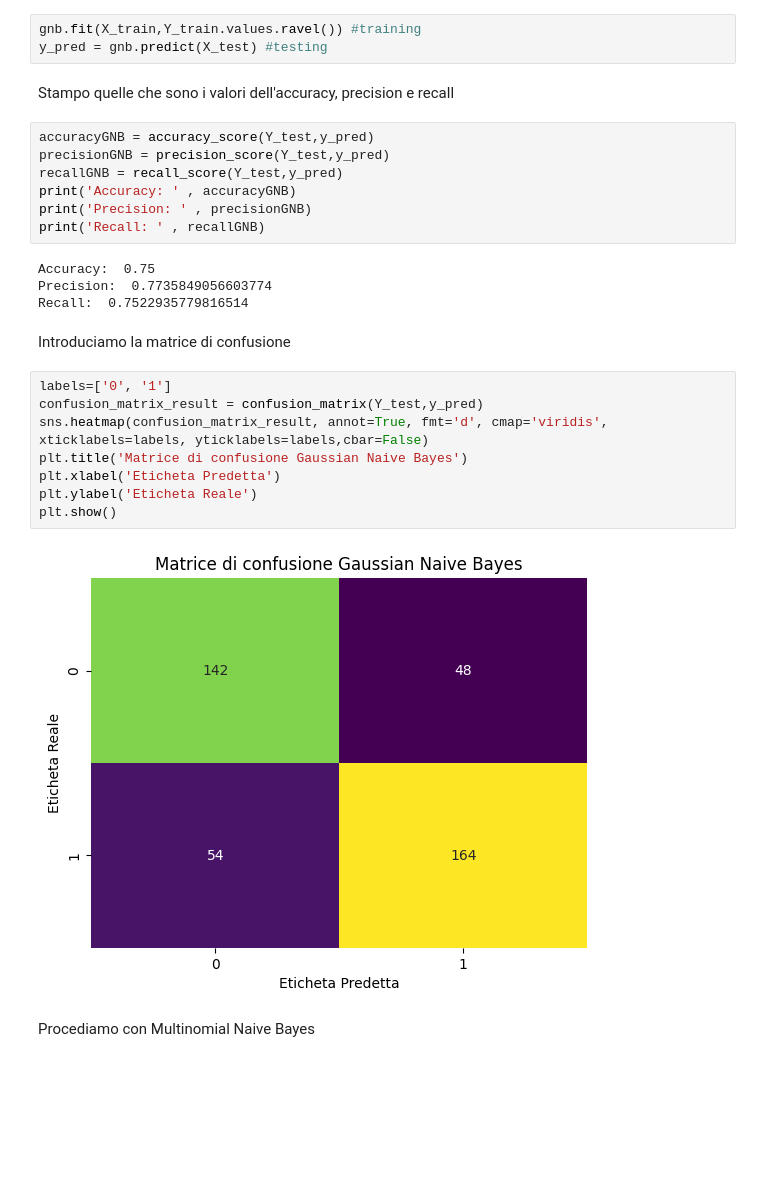
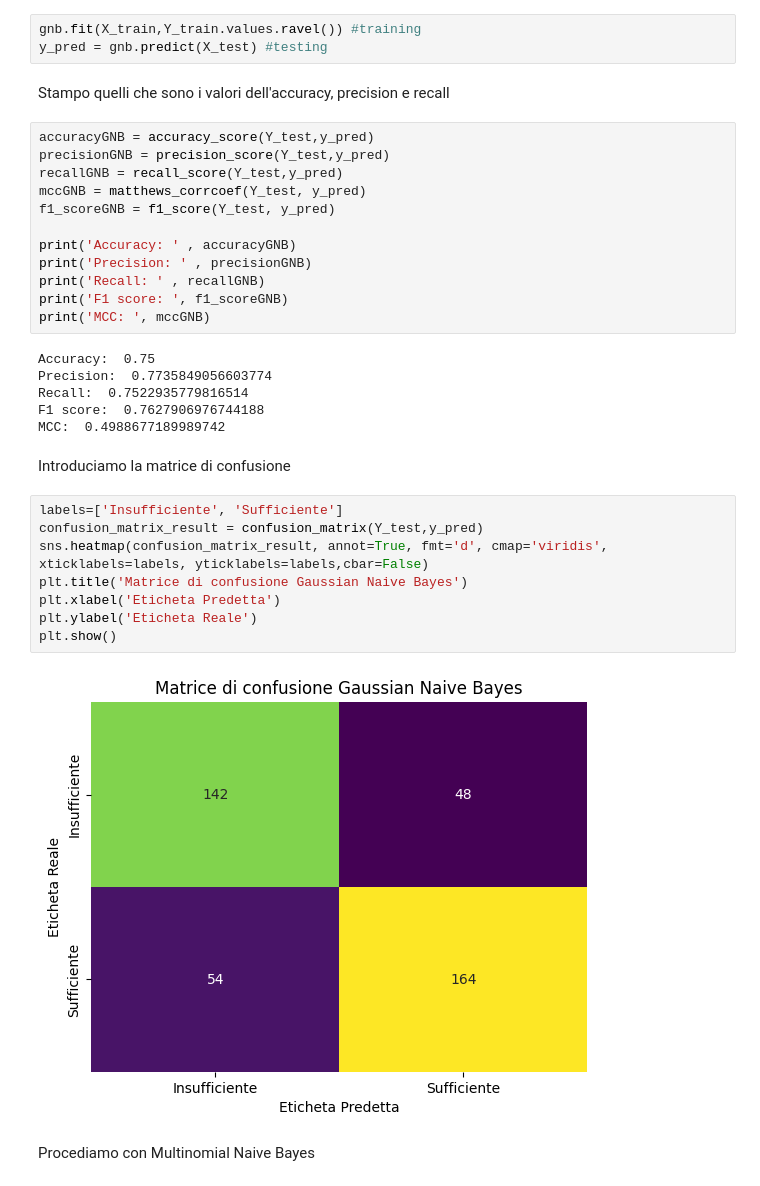
Before and after one commit to bafiuss/Sapore-DiVino, a Jupyter notebook: Sapore_DiVino-CODICE.ipynb, the cells around one changed output. Cells and saved outputs as stored; diff of their text form; blank space fills up the shorter version.

```diff
--- a/Sapore_DiVino-CODICE.ipynb
+++ b/Sapore_DiVino-CODICE.ipynb
@@ -263,30 +263,37 @@ Scriviamo il codice riguardante il Gaussian Naive Bayes
 gnb.fit(X_train,Y_train.values.ravel()) #training
 y_pred = gnb.predict(X_test) #testing
 # %% [markdown]
-Stampo quelle che sono i valori dell'accuracy, precision e recall
+Stampo quelli che sono i valori dell'accuracy, precision e recall
 # %%
 accuracyGNB = accuracy_score(Y_test,y_pred)
 precisionGNB = precision_score(Y_test,y_pred)
 recallGNB = recall_score(Y_test,y_pred)
+mccGNB = matthews_corrcoef(Y_test, y_pred)
+f1_scoreGNB = f1_score(Y_test, y_pred)
+
 print('Accuracy: ' , accuracyGNB)
 print('Precision: ' , precisionGNB)
 print('Recall: ' , recallGNB)
+print('F1 score: ', f1_scoreGNB)
+print('MCC: ', mccGNB)
 # %% [output]
 Accuracy:  0.75
 Precision:  0.7735849056603774
 Recall:  0.7522935779816514
+F1 score:  0.7627906976744188
+MCC:  0.4988677189989742
 # %% [markdown]
 Introduciamo la matrice di confusione
 # %%
-labels=['0', '1']
+labels=['Insufficiente', 'Sufficiente']
 confusion_matrix_result = confusion_matrix(Y_test,y_pred)
 sns.heatmap(confusion_matrix_result, annot=True, fmt='d', cmap='viridis', xticklabels=labels, yticklabels=labels,cbar=False)
 plt.title('Matrice di confusione Gaussian Naive Bayes')
 plt.xlabel('Eticheta Predetta')
 plt.ylabel('Eticheta Reale')
 plt.show()
 # %% [output]
-[figure, old version]
+[figure, new version]
 # %% [markdown]
 Procediamo con Multinomial Naive Bayes
 # %%
```
Also changed, not shown: parts of 10 cells of this notebook.
